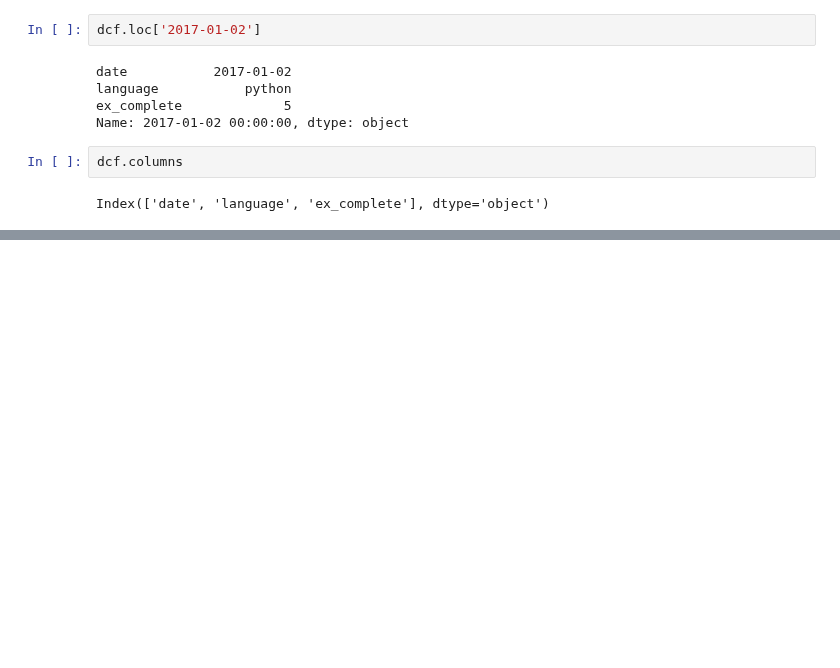
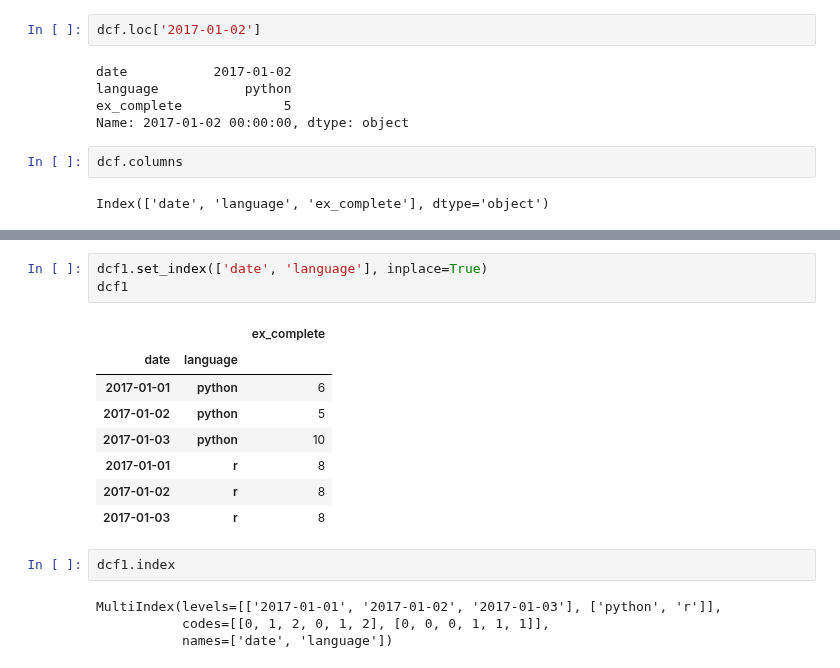
Before and after one commit to chawlaKat/Notebook-Noodlings, a Jupyter notebook: Pandas_and_corgis.ipynb, the cells around one changed output, grey strips where cells are left out. Drawn from its saved outputs; the diff is of its cells as text; blank space fills up the shorter version.

```diff
--- a/Pandas_and_corgis.ipynb
+++ b/Pandas_and_corgis.ipynb
@@ -473,0 +491,18 @@ Index(['date', 'language', 'ex_complete'], dtype='object')
+# %%
+dcf1.set_index(['date', 'language'], inplace=True)
+dcf1
+# %% [output]
+|  |  | ex_complete |
+| date | language |  |
+| 2017-01-01 | python | 6 |
+| 2017-01-02 | python | 5 |
+| 2017-01-03 | python | 10 |
+| 2017-01-01 | r | 8 |
+| 2017-01-02 | r | 8 |
+| 2017-01-03 | r | 8 |
+# %%
+dcf1.index
+# %% [output]
+MultiIndex(levels=[['2017-01-01', '2017-01-02', '2017-01-03'], ['python', 'r']],
+           codes=[[0, 1, 2, 0, 1, 2], [0, 0, 0, 1, 1, 1]],
+           names=['date', 'language'])
```
Also changed, not shown: parts of 11 cells of this notebook.
